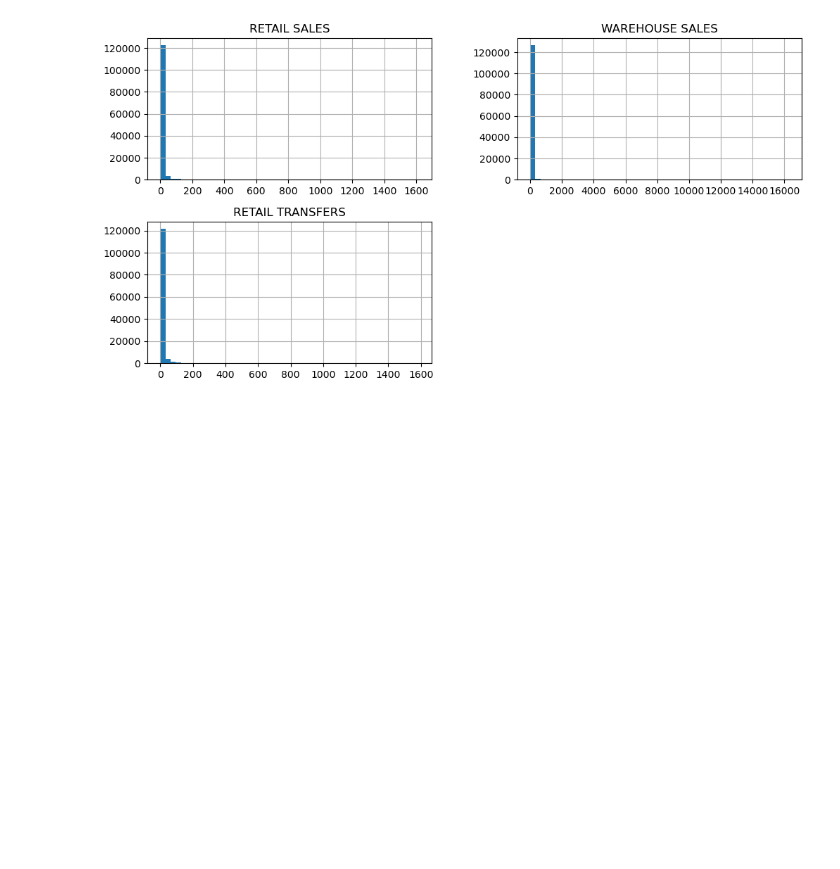
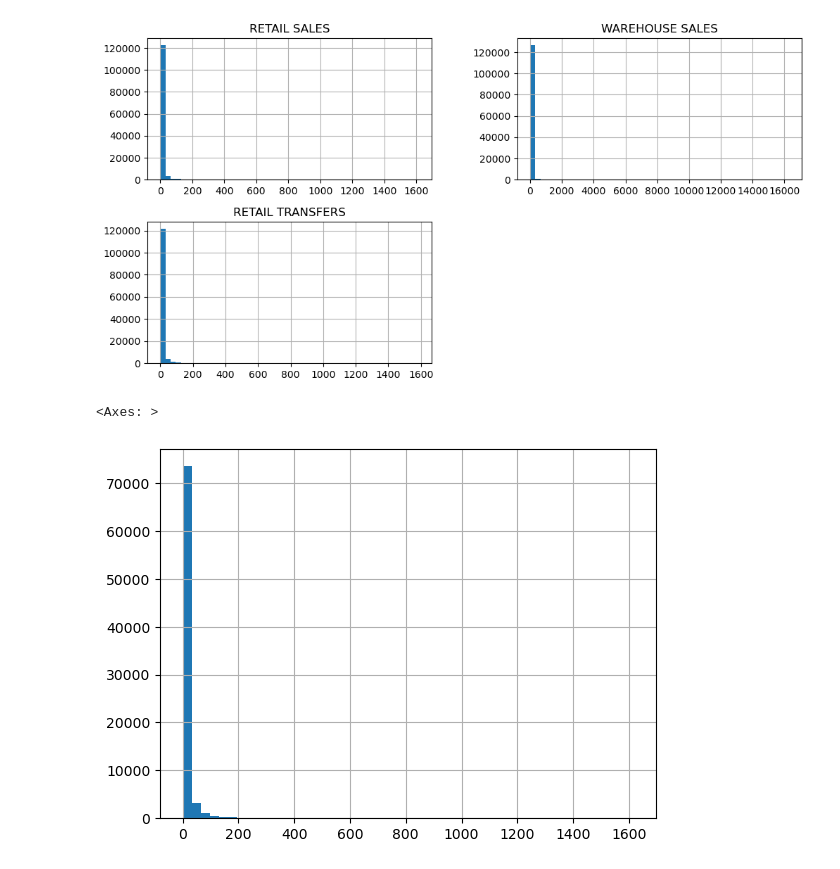
Before and after one commit to novicecoder205/Warehouse-and-Retail-Analysis-ML-Project, a Jupyter notebook: Warhouse_Retail_ML_Project.ipynb, the cells around one changed output. Cells and saved outputs as stored; diff of their text form; code cells hidden in the pictures; blank space fills up the shorter version.

```diff
--- a/Warhouse_Retail_ML_Project.ipynb
+++ b/Warhouse_Retail_ML_Project.ipynb
@@ -211,6 +211,11 @@ Warehouseretail[['RETAIL SALES','WAREHOUSE SALES','RETAIL TRANSFERS']].hist(bins
 plt.show()
 # %% [output]
 [figure]
+# %%
+Warehouseretail[Warehouseretail['RETAIL SALES'] > 0]['RETAIL SALES'].hist(bins=50)
+# %% [output]
+<Axes: >
+[figure, added]
 # %%
 # Create time Index: Year + Month into a proper "DATE" Column.
 Warehouseretail['DATE'] = pd.to_datetime(Warehouseretail[['YEAR','MONTH']].assign(DAY=1))
```
